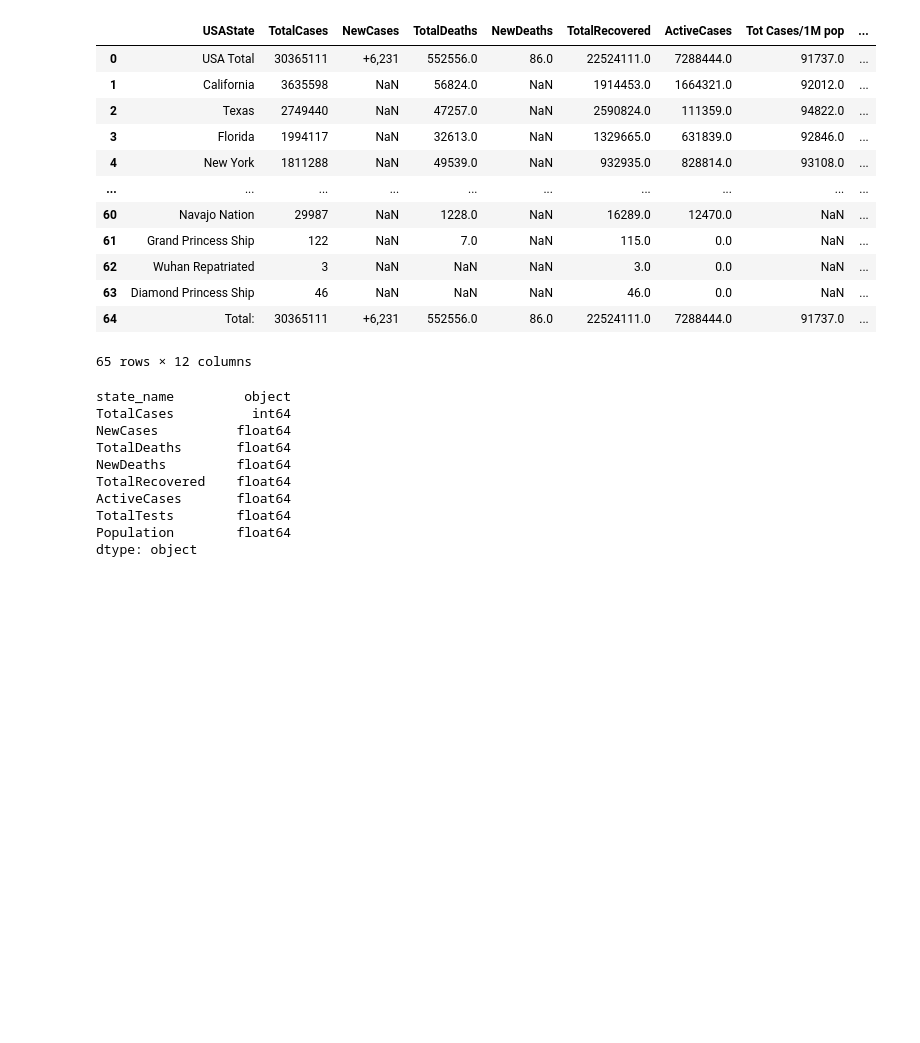
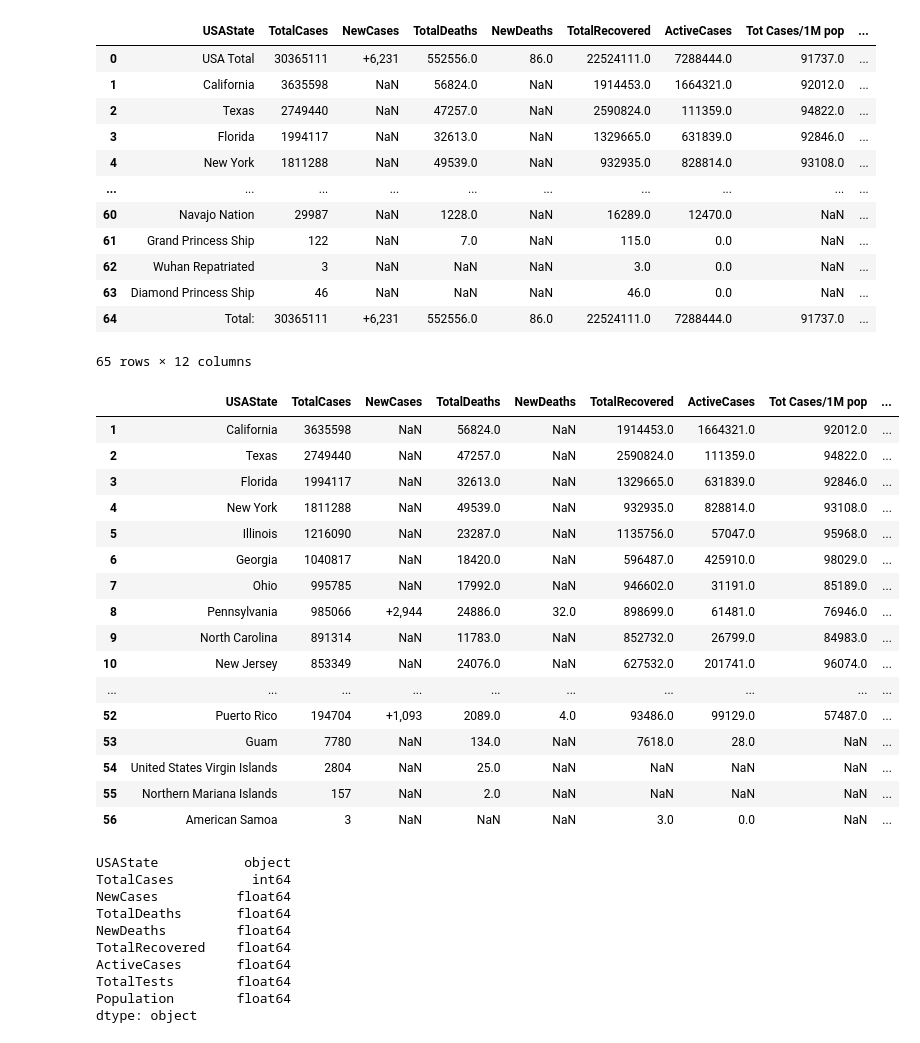
Before and after one commit to jgore1234/ETL_CoronavirusData, a Jupyter notebook: world_o_meters_data_clean.ipynb, the cells around one changed output. Cells and saved outputs as stored; diff of their text form; code cells hidden in the pictures; blank space fills up the shorter version.

```diff
--- a/world_o_meters_data_clean.ipynb
+++ b/world_o_meters_data_clean.ipynb
@@ -20,7 +20,24 @@ clean_df
 # %%
 # Drop rows which are totals or non-state/territories e.g. Grand Princess Ship
 clean_df.drop(clean_df[(clean_df["USAState"]=="Total:") | (clean_df["USAState"]=="USA Total") | (clean_df["USAState"]=="Federal Prisons") | (clean_df["USAState"]=="Navajo Nation") | (clean_df["USAState"]=="Grand Princess Ship")| (clean_df["USAState"]=="Wuhan Repatriated")| (clean_df["USAState"]=="Diamond Princess Ship")| (clean_df["USAState"]=="Veteran Affairs")| (clean_df["USAState"]=="US Military")].index, inplace=True)
-clean_df.rename(columns = {"USAState": "state_name"},inplace=True)
+# %% [output]
+|  | USAState | TotalCases | NewCases | TotalDeaths | NewDeaths | TotalRecovered | ActiveCases | Tot Cases/1M pop | ... |
+| 1 | California | 3635598 | NaN | 56824.0 | NaN | 1914453.0 | 1664321.0 | 92012.0 | ... |
+| 2 | Texas | 2749440 | NaN | 47257.0 | NaN | 2590824.0 | 111359.0 | 94822.0 | ... |
+| 3 | Florida | 1994117 | NaN | 32613.0 | NaN | 1329665.0 | 631839.0 | 92846.0 | ... |
+| 4 | New York | 1811288 | NaN | 49539.0 | NaN | 932935.0 | 828814.0 | 93108.0 | ... |
+| 5 | Illinois | 1216090 | NaN | 23287.0 | NaN | 1135756.0 | 57047.0 | 95968.0 | ... |
+| 6 | Georgia | 1040817 | NaN | 18420.0 | NaN | 596487.0 | 425910.0 | 98029.0 | ... |
+| 7 | Ohio | 995785 | NaN | 17992.0 | NaN | 946602.0 | 31191.0 | 85189.0 | ... |
+| 8 | Pennsylvania | 985066 | +2,944 | 24886.0 | 32.0 | 898699.0 | 61481.0 | 76946.0 | ... |
+| 9 | North Carolina | 891314 | NaN | 11783.0 | NaN | 852732.0 | 26799.0 | 84983.0 | ... |
+| 10 | New Jersey | 853349 | NaN | 24076.0 | NaN | 627532.0 | 201741.0 | 96074.0 | ... |
+| ... | ... | ... | ... | ... | ... | ... | ... | ... | ... |
+| 52 | Puerto Rico | 194704 | +1,093 | 2089.0 | 4.0 | 93486.0 | 99129.0 | 57487.0 | ... |
+| 53 | Guam | 7780 | NaN | 134.0 | NaN | 7618.0 | 28.0 | NaN | ... |
+| 54 | United States Virgin Islands | 2804 | NaN | 25.0 | NaN | NaN | NaN | NaN | ... |
+| 55 | Northern Mariana Islands | 157 | NaN | 2.0 | NaN | NaN | NaN | NaN | ... |
+| 56 | American Samoa | 3 | NaN | NaN | NaN | 3.0 | 0.0 | NaN | ... |
 # %%
 # Drop columns which could be calculated in the database
 cols=[7,8,10]
@@ -37,7 +54,7 @@ clean_df["NewCases"] = clean_new_cases
 # check the types
 clean_df.dtypes
 # %% [output]
-state_name         object
+USAState           object
 TotalCases          int64
 NewCases          float64
 TotalDeaths       float64
```
Also changed, not shown: parts of 1 cell of this notebook, 2 other files.
